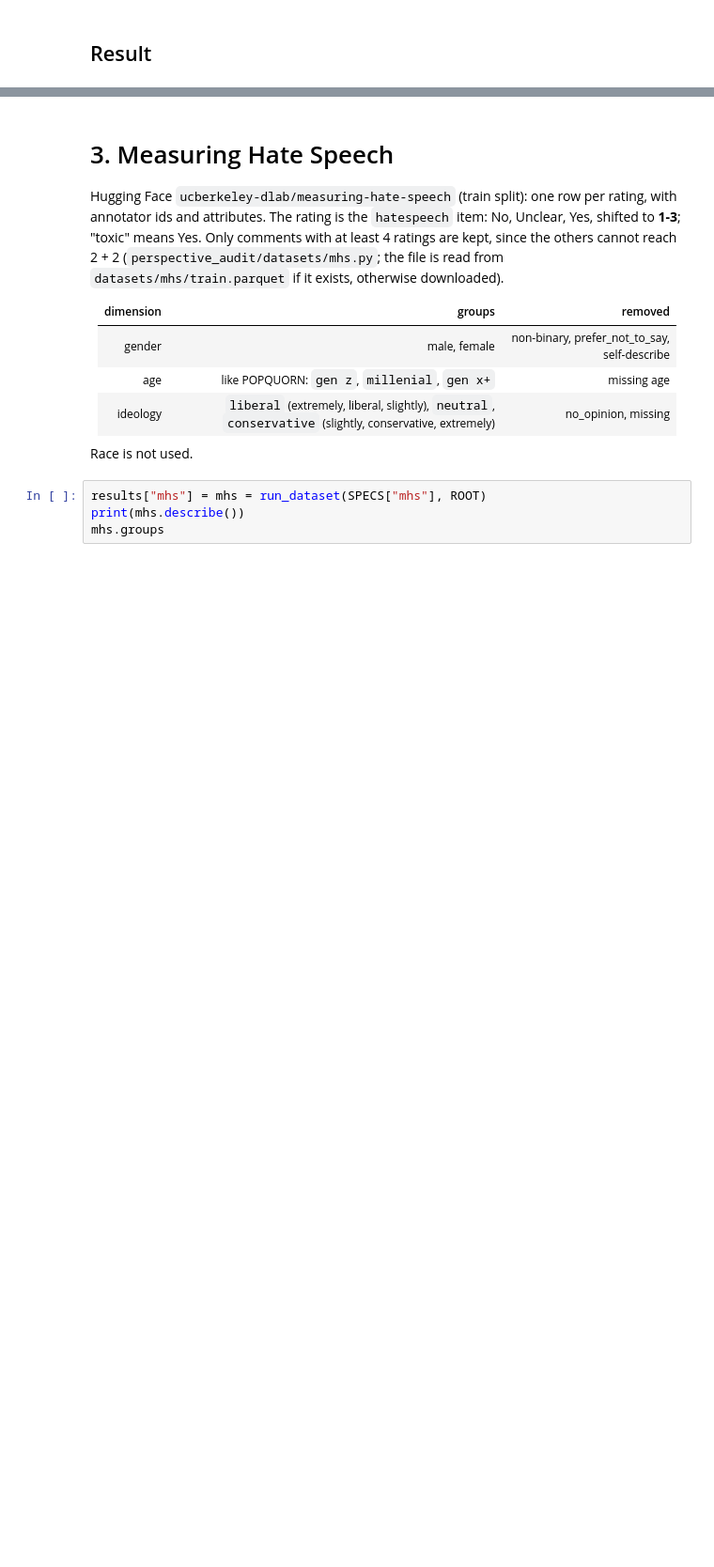
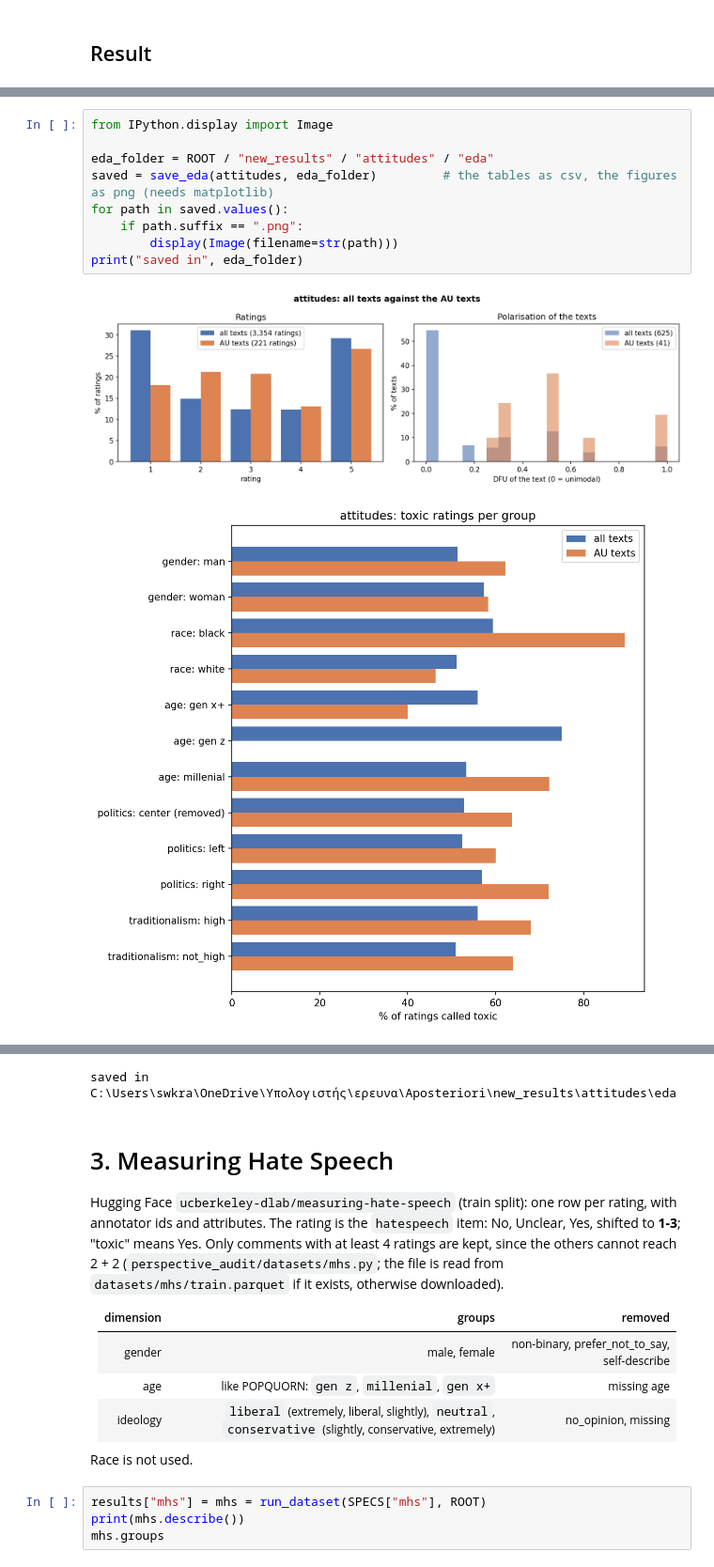
Before and after one commit to Swkratis210204/llm-dfu-bias-study, a Jupyter notebook: perspective_audit/notebooks/Datasets.ipynb, the cells around one changed output, grey strips where cells are left out. Shown at 94% size. Drawn from its saved outputs; the diff is of its cells as text; blank space fills up the shorter version.

```diff
--- a/perspective_audit/notebooks/Datasets.ipynb
+++ b/perspective_audit/notebooks/Datasets.ipynb
@@ -83,0 +382,12 @@ display(attitudes.removal_cost)
+# %%
+from IPython.display import Image
+
+eda_folder = ROOT / "new_results" / "attitudes" / "eda"
+saved = save_eda(attitudes, eda_folder)         # the tables as csv, the figures as png (needs matplotlib)
+for path in saved.values():
+    if path.suffix == ".png":
+        display(Image(filename=str(path)))
+print("saved in", eda_folder)
+# %% [output]
+[figure, added]
+[figure, added]
@@ -84,3 +396,4 @@ display(attitudes.removal_cost)
+saved in C:\Users\swkra\OneDrive\Υπολογιστής\ερευνα\Aposteriori\new_results\attitudes\eda
 # %% [markdown]
 # 3. Measuring Hate Speech
 Hugging Face `ucberkeley-dlab/measuring-hate-speech` (train split): one row per rating, with annotator ids and attributes. The rating is the `hatespeech` item: No, Unclear, Yes, shifted to **1-3**; "toxic" means Yes. Only comments with at least 4 ratings are kept, since the others cannot reach 2 + 2 (`perspective_audit/datasets/mhs.py`; the file is read from `datasets/mhs/train.parquet` if it exists, otherwise downloaded).
```
Also changed, not shown: parts of 42 cells of this notebook, 54 other files.
